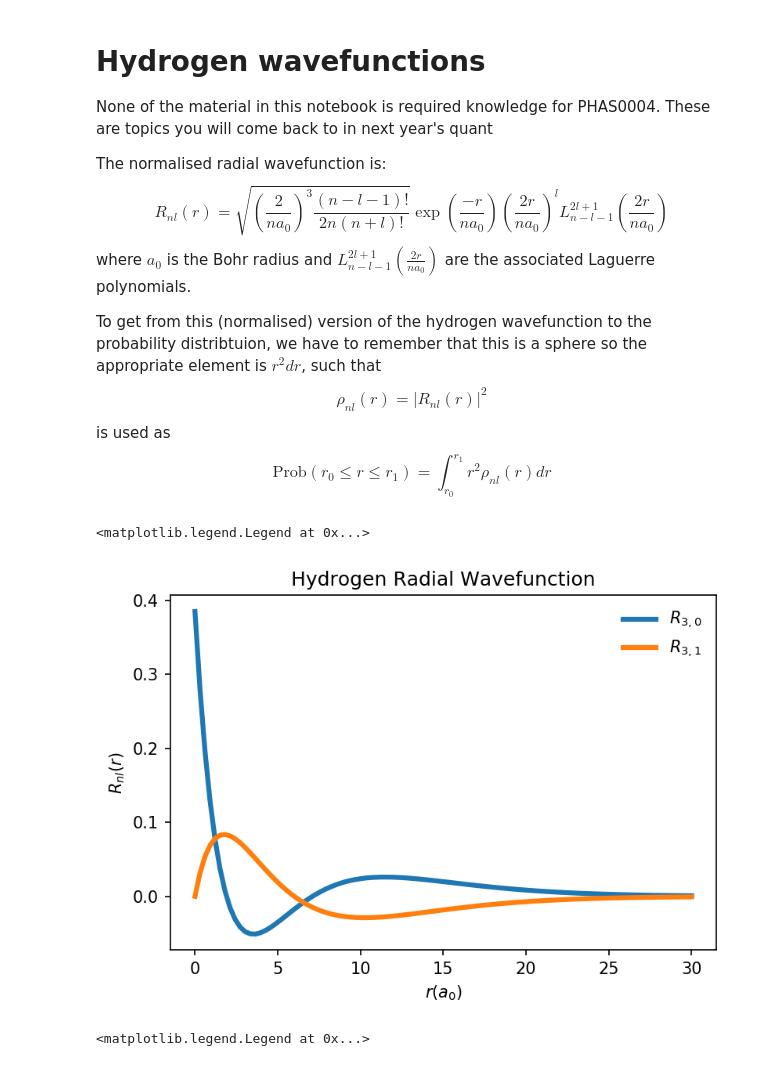
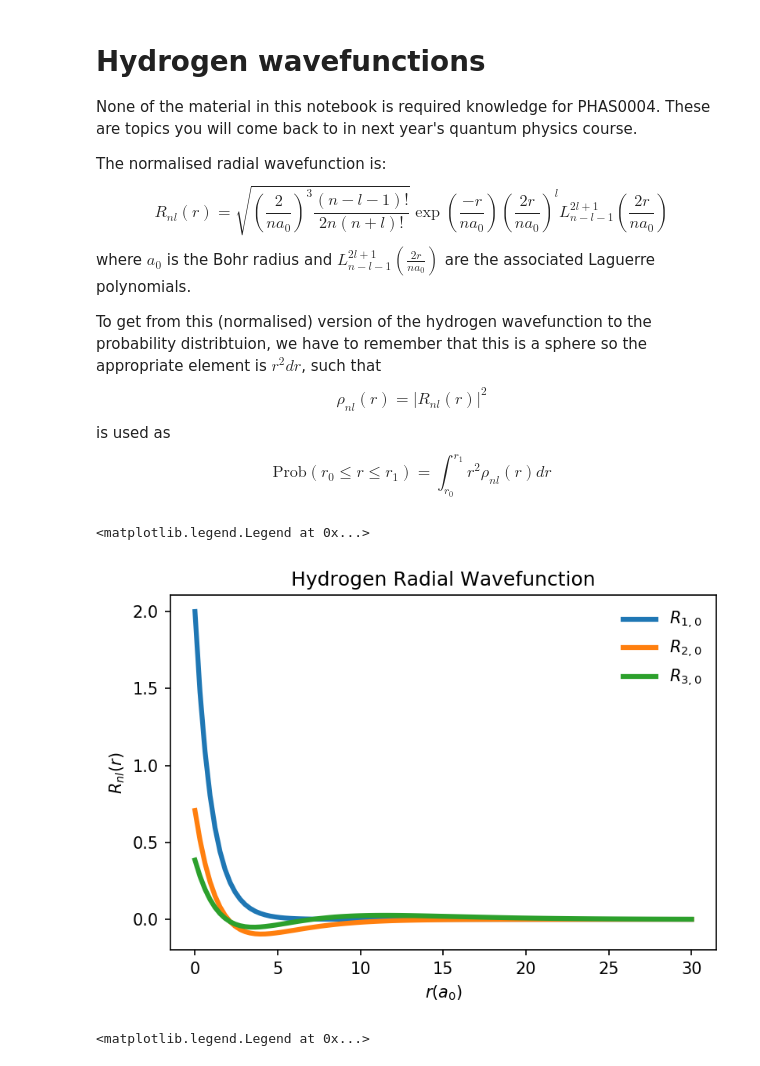
Before and after one commit to nichol77/pyQuantum, a Jupyter notebook: hydrogenWavefunction.ipynb, the cells around one changed output. Drawn from its saved outputs; the diff is of its cells as text; code cells hidden in the pictures.

```diff
--- a/hydrogenWavefunction.ipynb
+++ b/hydrogenWavefunction.ipynb
@@ -1,7 +1,7 @@
 # %% [markdown]
 # Hydrogen wavefunctions
 
-None of the material in this notebook is required knowledge for PHAS0004. These are topics you will come back to in next year's quant
+None of the material in this notebook is required knowledge for PHAS0004. These are topics you will come back to in next year's quantum physics course.
 
 The normalised radial wavefunction is:
 $$ R_{nl}(r)=\sqrt{\left(\frac{2}{n a_0}\right)^3 \frac{(n-l-1)!}{2n(n+l)!}} \exp\left(\frac{-r}{n a_0}\right) \left(\frac{2r}{n a_0}\right)^l L^{2l+1}_{n-l-1} \left(\frac{2r}{n a_0}\right) $$
@@ -48,17 +48,18 @@ def radialHydrogenrSqRho(r,n,l):
 # %%
 #Now let's plot our wavefunction
 fig, ax = plt.subplots()  #I like to make plots using this silly fig,ax method but plot how you like
 r=np.linspace(0,30,100)
+ax.plot(r,radialHydrogenPsi(r,1,0),linewidth=3,label=r"$R_{1,0}$") #Plot x vs sin (pi x)
+ax.plot(r,radialHydrogenPsi(r,2,0),linewidth=3,label=r"$R_{2,0}$") #Plot x vs sin (pi x)
 ax.plot(r,radialHydrogenPsi(r,3,0),linewidth=3,label=r"$R_{3,0}$") #Plot x vs sin (pi x)
-ax.plot(r,radialHydrogenPsi(r,3,1),linewidth=3,label=r"$R_{3,1}$") #Plot x vs sin (pi x)
 ax.set_title(r"Hydrogen Radial Wavefunction")  #Set the title
 ax.set_xlabel("$r (a_0)$") # Set the x-axis label
 ax.set_ylabel("$R_{nl}(r)$") # Set the y-axis label
 ax.legend() #Add the legend (which is auto generated using the labels)
 #ax.grid() # Draw a grid
 # %% [output]
 <matplotlib.legend.Legend at 0x...>
-[figure, old version]
+[figure, new version]
 # %%
 #Now let's plot our probability density function
 fig, ax = plt.subplots()  #I like to make plots using this silly fig,ax method but plot how you like
```
Also changed, not shown: parts of 1 cell of this notebook, 7 other files.
